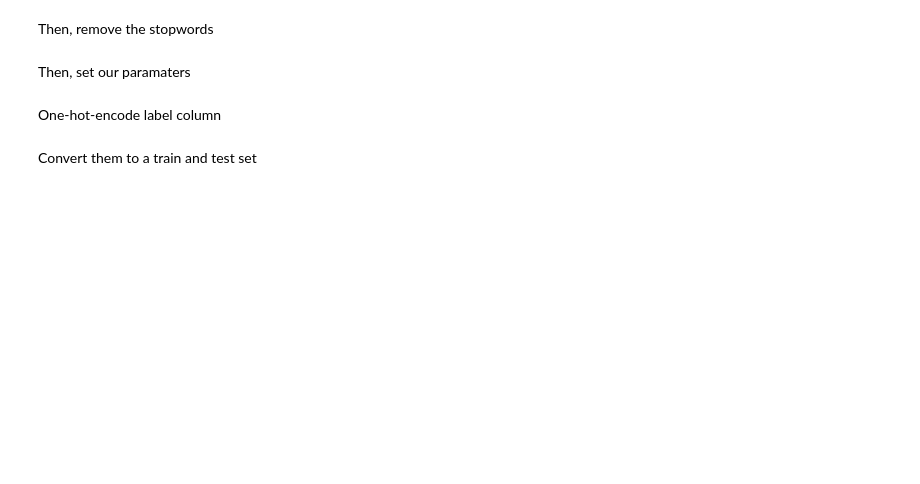
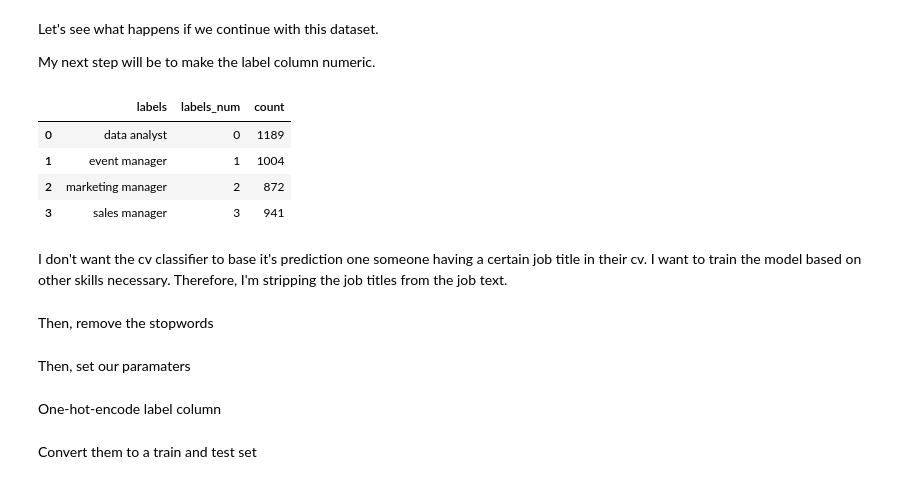
Before and after one commit to robinfaber/cv-app, a Jupyter notebook: cv-model.ipynb, the cells around one changed output. Saved outputs shown, nothing was run; the diff lists cells and outputs as text; code cells hidden in the pictures; blank space fills up the shorter version.

```diff
--- a/cv-model.ipynb
+++ b/cv-model.ipynb
@@ -95,0 +161,5 @@ labels = df['labels_num'].to_numpy()
+# %%
+df = pd.read_csv("data/jobs-data2.csv") # load the csv from file
+df = df.sample(frac=1).reset_index(drop=True) # randomize the data
+
+df_clean = df.drop_duplicates(subset="url", keep="first") # drop duplicate job_text, but keep the first
@@ -95,0 +185,12 @@ labels = df['labels_num'].to_numpy()
+# %%
+from sklearn.utils import resample
+
+samples = len(df_clean.loc[df_clean['labels'] == 'event manager']) - len(df_clean.loc[df_clean['labels'] == 'data_analyst'])
+print(samples)
+
+upsample_data_analyst = resample(df_clean.loc[df_clean['labels'] == 'data analyst'],
+                          replace=True,
+                          n_samples=len(df_clean.loc[df_clean['labels'] == 'event manager']),
+                          random_state=42)
+
+df_upsample = pd.concat([df_clean, upsample_data_analyst], ignore_index=True)
@@ -95,0 +208,25 @@ labels = df['labels_num'].to_numpy()
+# %% [markdown]
+Let's see what happens if we continue with this dataset.
+
+My next step will be to make the label column numeric.
+# %%
+conditions = [(df_upsample['labels'] == 'data analyst'),
+    (df_upsample['labels'] == 'event manager'),
+    (df_upsample['labels'] == 'marketing manager'),
+    (df_upsample['labels'] == 'sales manager')] # make a list with all the conditions
+
+choices = [0, 1, 2, 3] # make a list with all the numeric values
+
+df_upsample['labels_num'] = np.select(conditions, choices) # make label column numeric
+
+df_upsample = df_upsample.sample(frac=1).reset_index(drop=True) # randomize the data
+# %%
+df_upsample.groupby(['labels','labels_num']).size().reset_index().rename(columns={0:'count'})
+# %% [output]
+|  | labels | labels_num | count |
+| 0 | data analyst | 0 | 1189 |
+| 1 | event manager | 1 | 1004 |
+| 2 | marketing manager | 2 | 872 |
+| 3 | sales manager | 3 | 941 |
+# %% [markdown]
+I don't want the cv classifier to base it's prediction one someone having a certain job title in their cv. I want to train the model based on other skills necessary. Therefore, I'm stripping the job titles from the job text.
```
Also changed, not shown: parts of 59 cells of this notebook, 13 other files.
